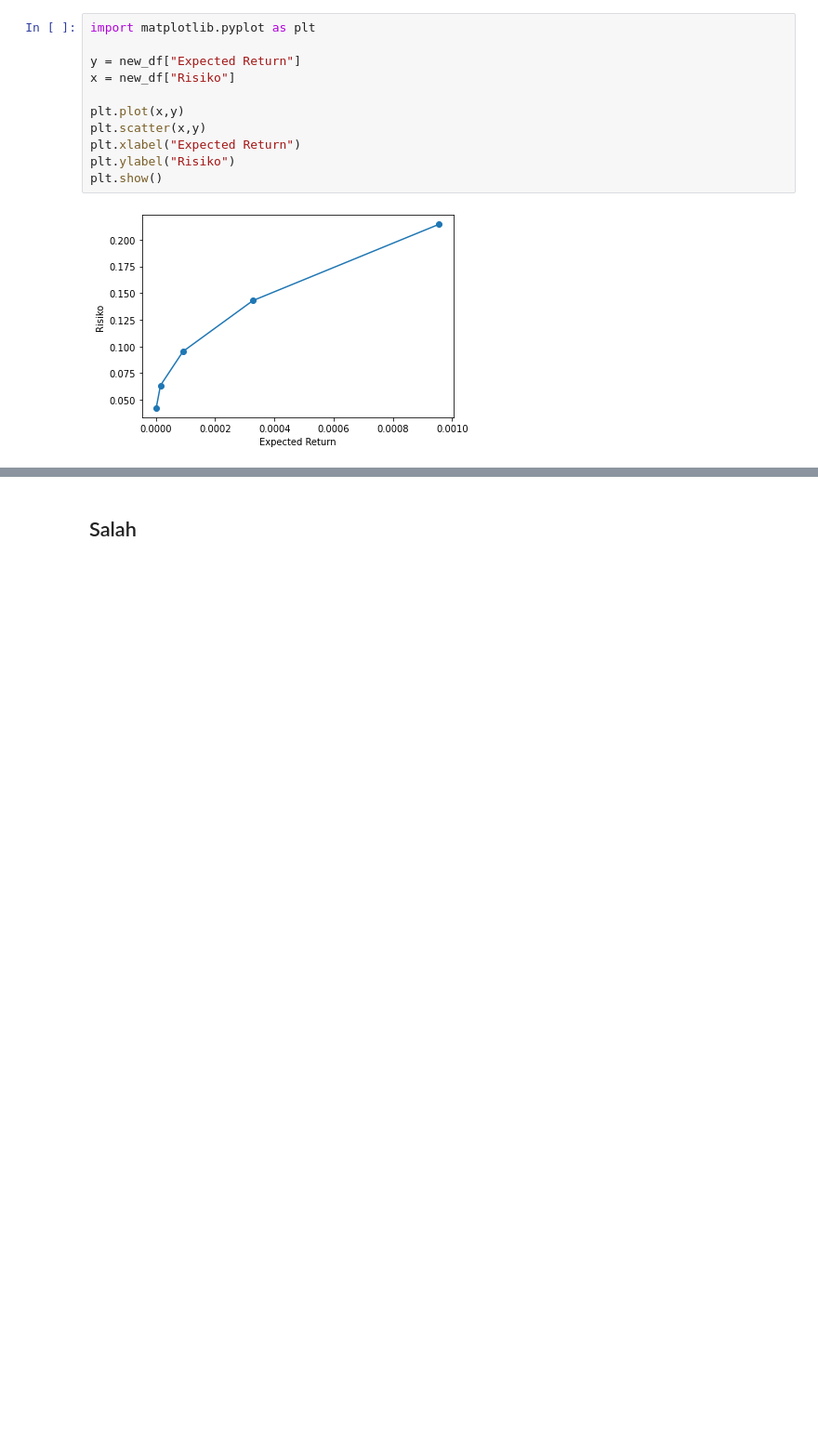
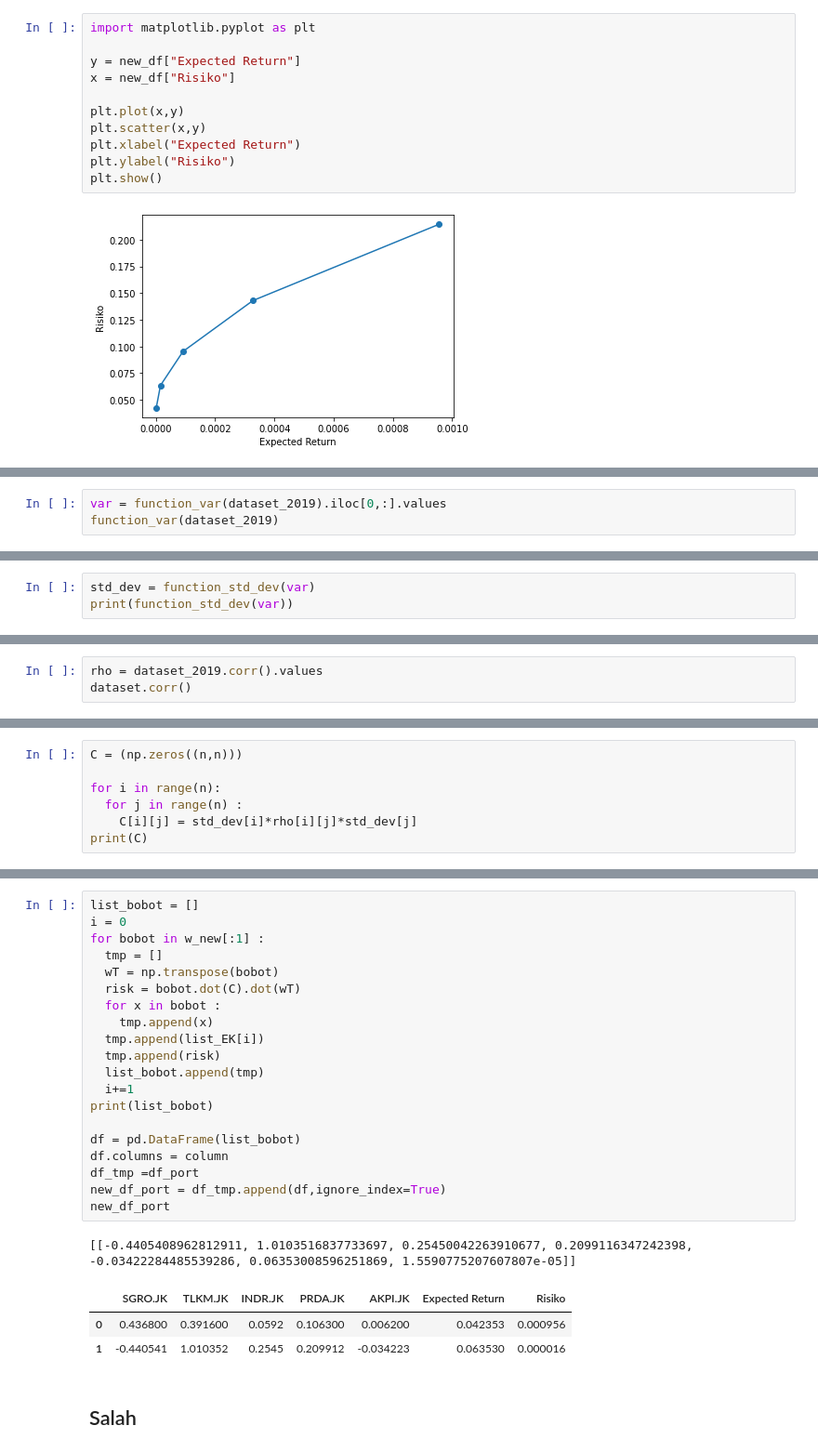
Before and after one commit to relfarizi/Portfolio-Saham, a Jupyter notebook: Portfolio_Saham.ipynb, the cells around one changed output, grey strips where cells are left out. Shown at 93% size. Drawn from its saved outputs; the diff is of its cells as text; blank space fills up the shorter version.

```diff
--- a/Portfolio_Saham.ipynb
+++ b/Portfolio_Saham.ipynb
@@ -327,0 +392,3 @@ plt.show()
+# %%
+var = function_var(dataset_2019).iloc[0,:].values
+function_var(dataset_2019)
@@ -327,0 +398,3 @@ plt.show()
+# %%
+std_dev = function_std_dev(var)
+print(function_std_dev(var))
@@ -327,0 +403,3 @@ plt.show()
+# %%
+rho = dataset_2019.corr().values
+dataset.corr()
@@ -327,0 +413,7 @@ plt.show()
+# %%
+C = (np.zeros((n,n)))
+
+for i in range(n):
+  for j in range(n) :
+    C[i][j] = std_dev[i]*rho[i][j]*std_dev[j]
+print(C)
@@ -328,3 +431,28 @@ plt.show()
+# %%
+list_bobot = []
+i = 0
+for bobot in w_new[:1] :
+  tmp = []
+  wT = np.transpose(bobot)
+  risk = bobot.dot(C).dot(wT)
+  for x in bobot :
+    tmp.append(x)
+  tmp.append(list_EK[i])
+  tmp.append(risk)
+  list_bobot.append(tmp)
+  i+=1
+print(list_bobot)
+
+df = pd.DataFrame(list_bobot)
+df.columns = column
+df_tmp =df_port
+new_df_port = df_tmp.append(df,ignore_index=True)
+new_df_port
+# %% [output]
+[[-0.4405408962812911, 1.0103516837733697, 0.25450042263910677, 0.2099116347242398, -0.03422284485539286, 0.06353008596251869, 1.5590775207607807e-05]]
+|  | SGRO.JK | TLKM.JK | INDR.JK | PRDA.JK | AKPI.JK | Expected Return | Risiko |
+| 0 | 0.436800 | 0.391600 | 0.0592 | 0.106300 | 0.006200 | 0.042353 | 0.000956 |
+| 1 | -0.440541 | 1.010352 | 0.2545 | 0.209912 | -0.034223 | 0.063530 | 0.000016 |
 # %% [markdown]
 ## Salah
 # %%
```
Also changed, not shown: parts of 18 cells of this notebook.
